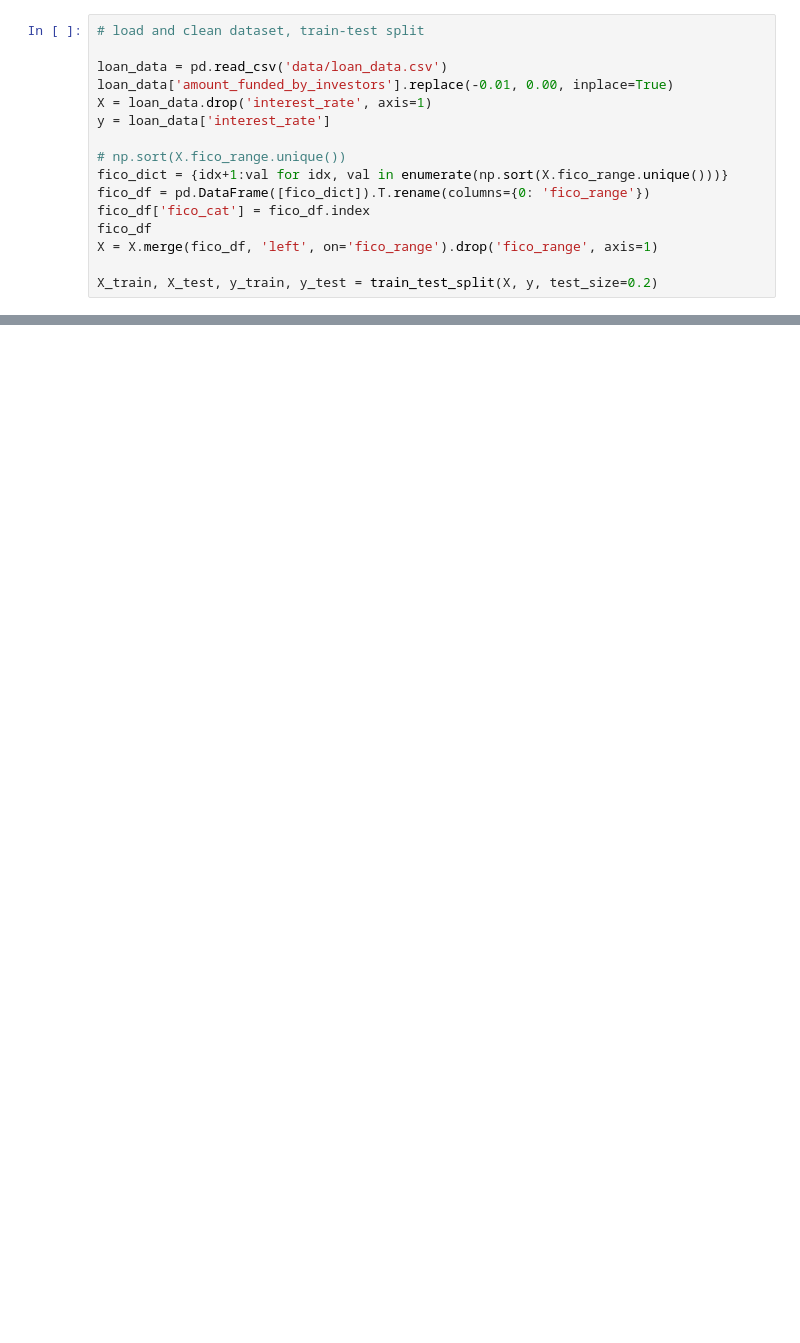
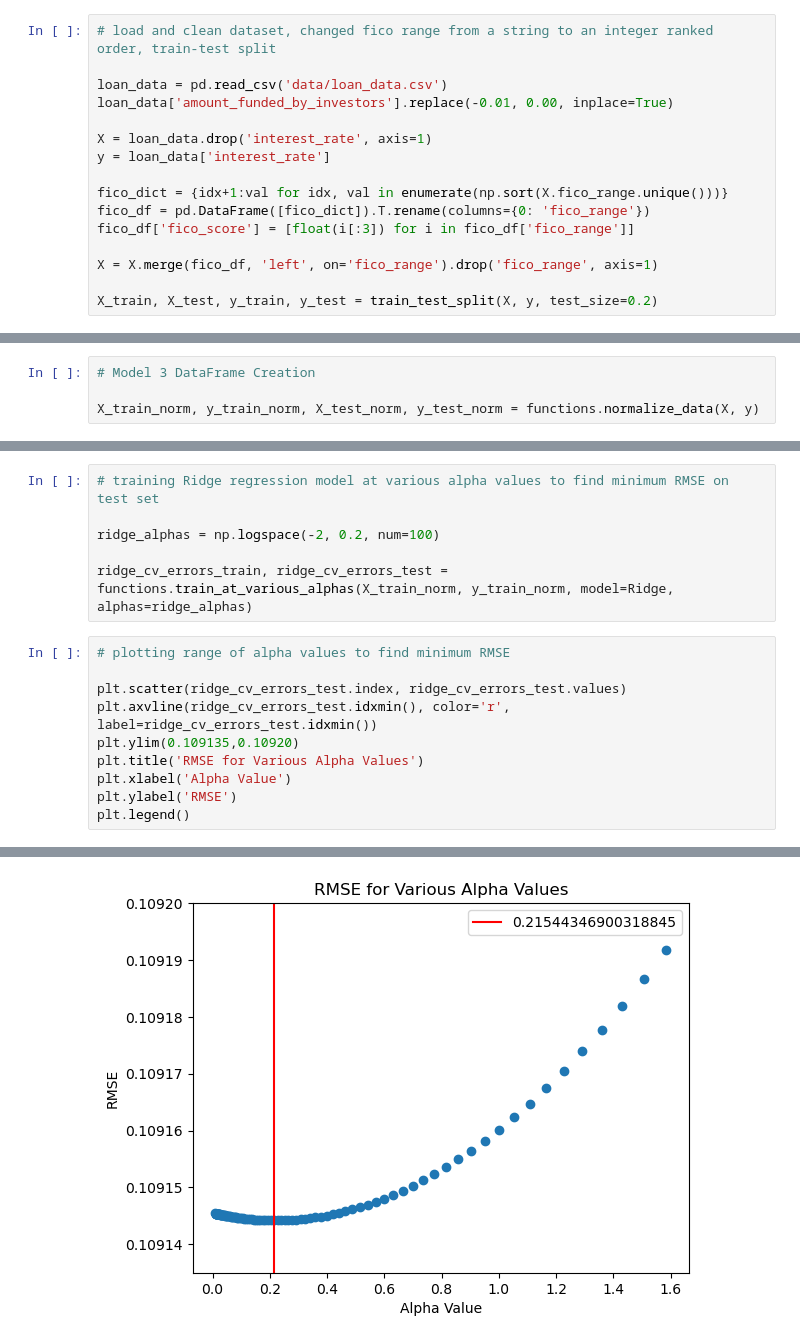
Before and after one commit to c21matthewm/linear_regression_case_study, a Jupyter notebook: notebook.ipynb, the cells around one changed output, grey strips where cells are left out. Drawn from its saved outputs; the diff is of its cells as text; blank space fills up the shorter version.

```diff
--- a/notebook.ipynb
+++ b/notebook.ipynb
@@ -26,16 +31,16 @@ ModuleNotFoundError: No module named 'functions'
 # %%
-# load and clean dataset, train-test split
+# load and clean dataset, changed fico range from a string to an integer ranked order, train-test split
 
 loan_data = pd.read_csv('data/loan_data.csv')
 loan_data['amount_funded_by_investors'].replace(-0.01, 0.00, inplace=True)
+
 X = loan_data.drop('interest_rate', axis=1)
 y = loan_data['interest_rate']
 
-# np.sort(X.fico_range.unique())
 fico_dict = {idx+1:val for idx, val in enumerate(np.sort(X.fico_range.unique()))}
 fico_df = pd.DataFrame([fico_dict]).T.rename(columns={0: 'fico_range'})
-fico_df['fico_cat'] = fico_df.index
-fico_df
+fico_df['fico_score'] = [float(i[:3]) for i in fico_df['fico_range']]
+
 X = X.merge(fico_df, 'left', on='fico_range').drop('fico_range', axis=1)
 
 X_train, X_test, y_train, y_test = train_test_split(X, y, test_size=0.2)
@@ -170,0 +114,4 @@ ValueError: x and y must be the same size
+# %%
+# Model 3 DataFrame Creation
+
+X_train_norm, y_train_norm, X_test_norm, y_test_norm = functions.normalize_data(X, y)
@@ -170,0 +124,17 @@ ValueError: x and y must be the same size
+# %%
+# training Ridge regression model at various alpha values to find minimum RMSE on test set
+
+ridge_alphas = np.logspace(-2, 0.2, num=100)
+
+ridge_cv_errors_train, ridge_cv_errors_test = functions.train_at_various_alphas(X_train_norm, y_train_norm, model=Ridge, alphas=ridge_alphas)
+# %%
+# plotting range of alpha values to find minimum RMSE
+
+plt.scatter(ridge_cv_errors_test.index, ridge_cv_errors_test.values)
+plt.axvline(ridge_cv_errors_test.idxmin(), color='r', label=ridge_cv_errors_test.idxmin())
+plt.ylim(0.109135,0.10920)
+plt.title('RMSE for Various Alpha Values')
+plt.xlabel('Alpha Value')
+plt.ylabel('RMSE')
+plt.legend()
+# %% [output]
@@ -170,0 +142 @@ ValueError: x and y must be the same size
+[figure, added]
```
Also changed, not shown: parts of 23 cells of this notebook, 1 other file.
